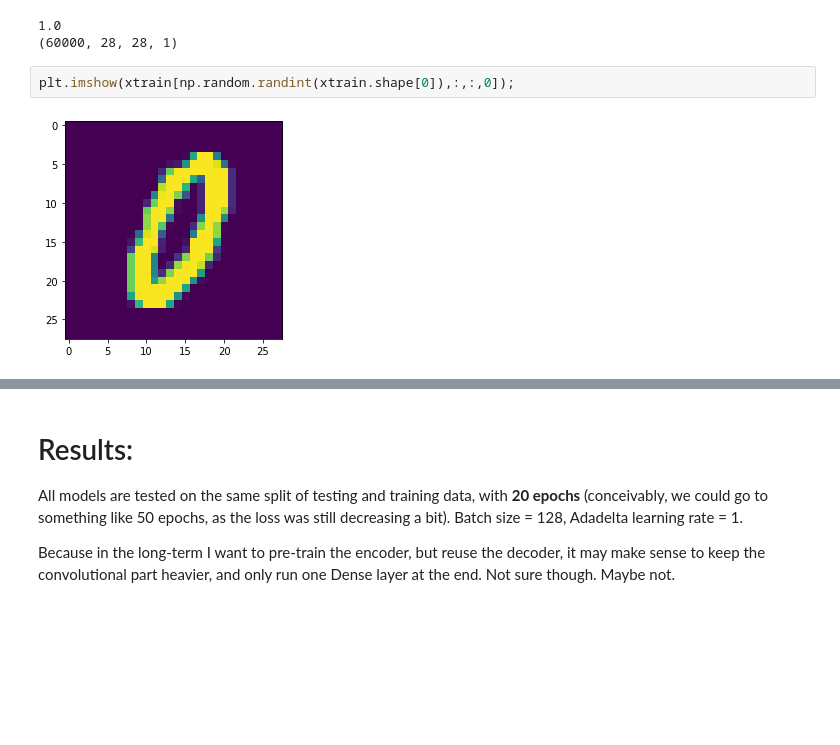
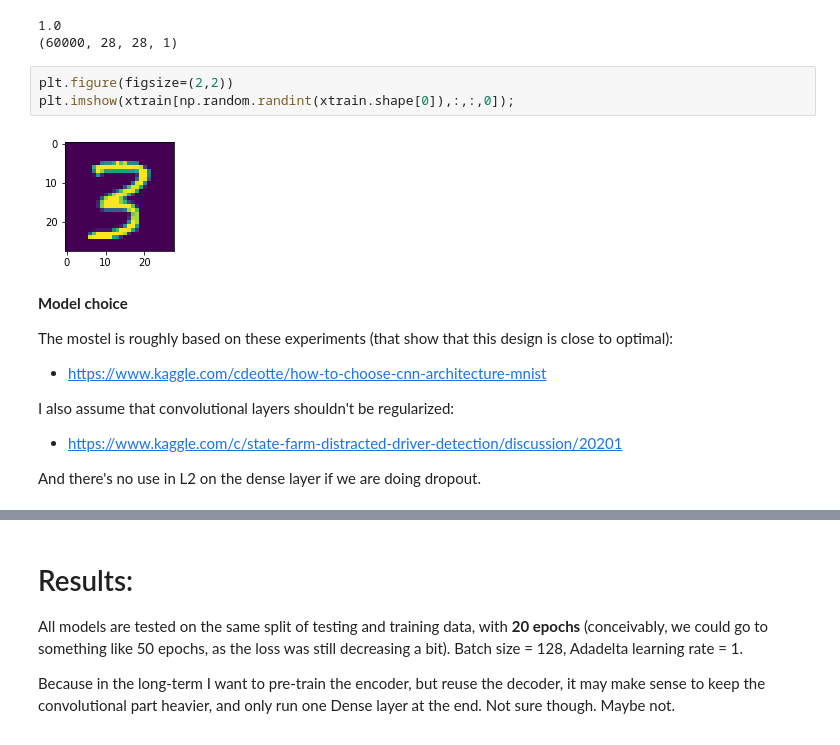
Before and after one commit to khakhalin/dl-playground, a Jupyter notebook: 01_picking_a_model.ipynb, the cells around one changed output, grey strips where cells are left out. Saved outputs shown, nothing was run; the diff lists cells and outputs as text; blank space fills up the shorter version.

```diff
--- a/01_picking_a_model.ipynb
+++ b/01_picking_a_model.ipynb
@@ -33,9 +33,20 @@ print(xtrain.shape)
 1.0
 (60000, 28, 28, 1)
 # %%
+plt.figure(figsize=(2,2))
 plt.imshow(xtrain[np.random.randint(xtrain.shape[0]),:,:,0]);
 # %% [output]
-[figure, old version]
+[figure, new version]
+# %% [markdown]
+**Model choice**
+
+The mostel is roughly based on these experiments (that show that this design is close to optimal):
+* https://www.kaggle.com/cdeotte/how-to-choose-cnn-architecture-mnist
+
+I also assume that convolutional layers shouldn't be regularized:
+* https://www.kaggle.com/c/state-farm-distracted-driver-detection/discussion/20201
+
+And there's no use in L2 on the dense layer if we are doing dropout.
 # %%
 def build_model():
     model = tf.keras.Sequential([
```
Also changed, not shown: parts of 3 cells of this notebook.
